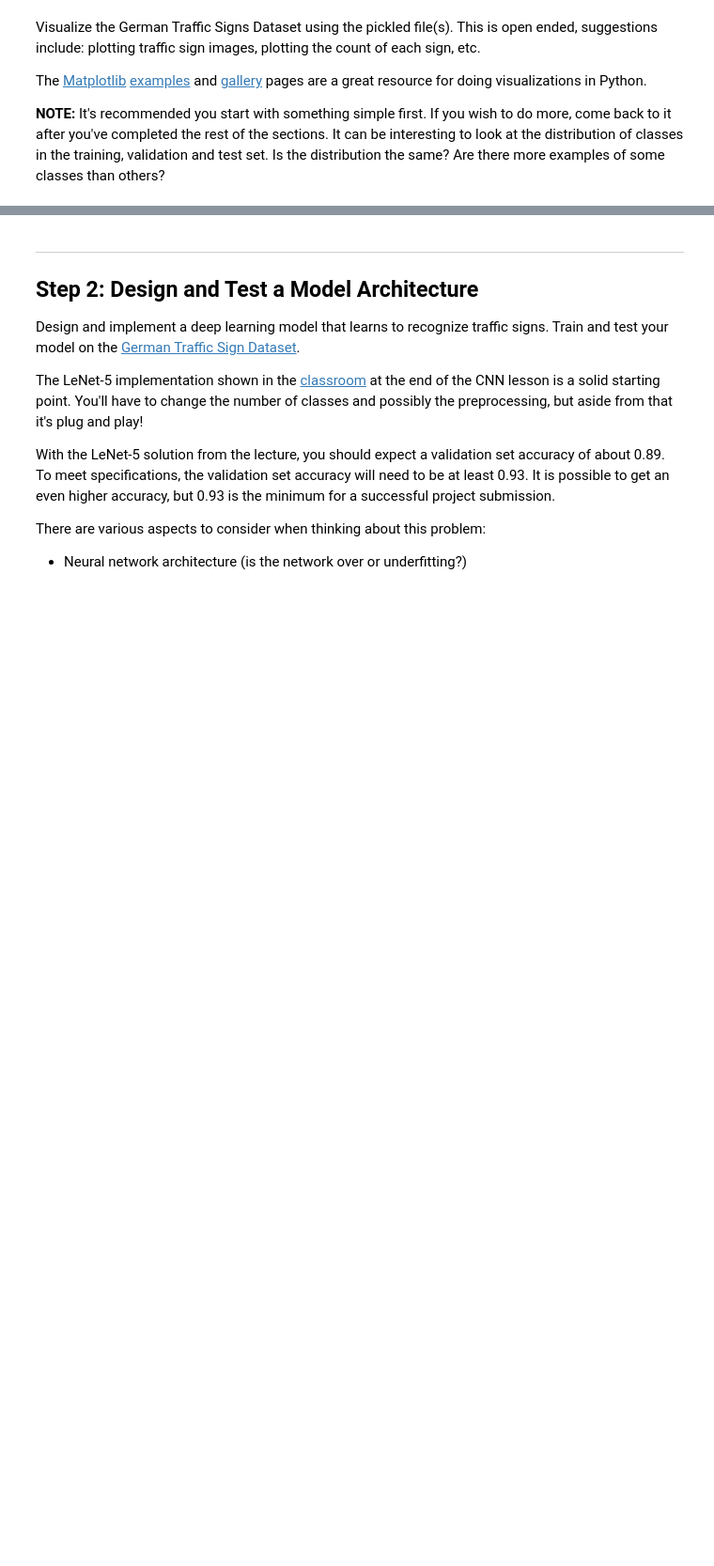
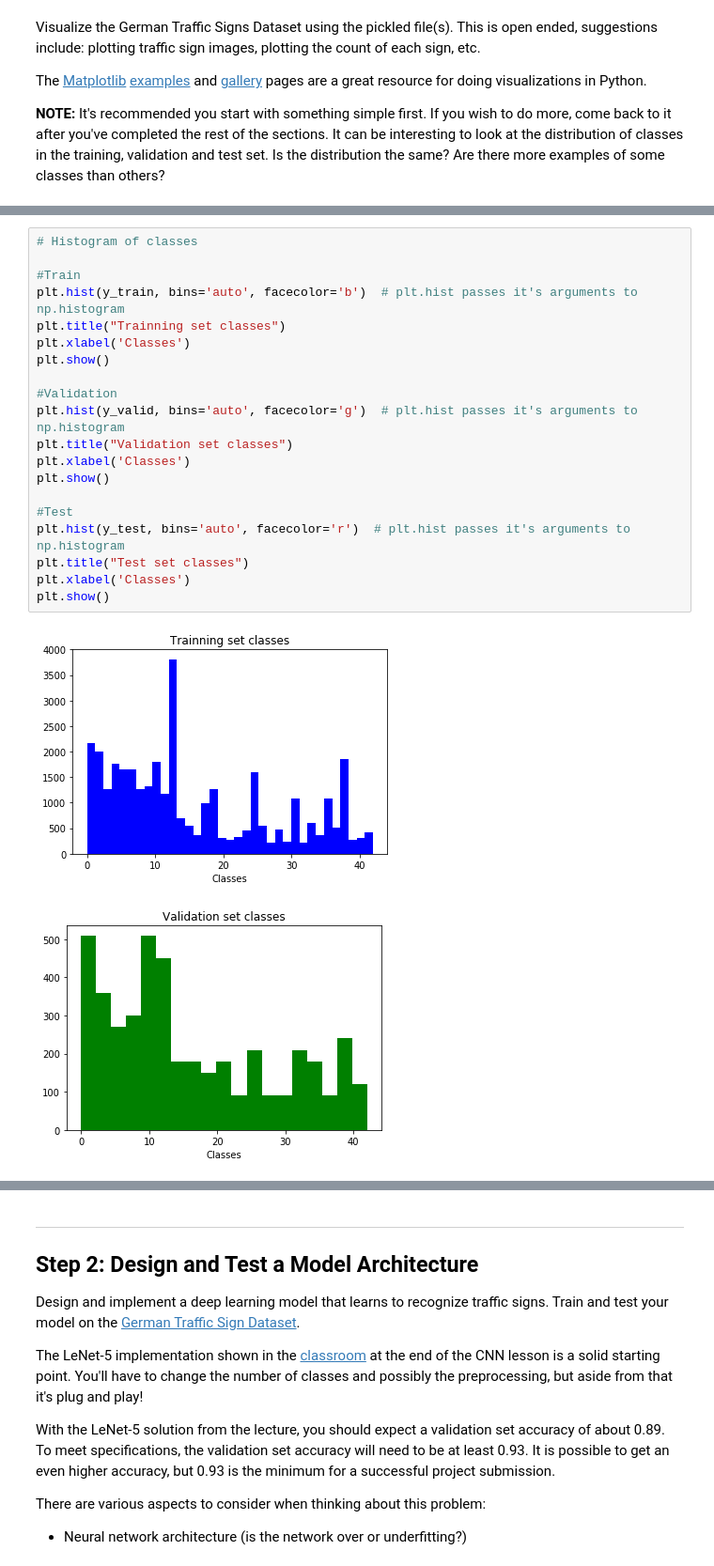
Before and after one commit to pablosaurasperez/CarND-Traffic-Sign-Classifier-Project, a Jupyter notebook: Traffic_Sign_Classifier.ipynb, the cells around one changed output, grey strips where cells are left out. Shown: that part at 94% size. Saved outputs shown, nothing was run; the diff lists cells and outputs as text; blank space fills up the shorter version.

```diff
--- a/Traffic_Sign_Classifier.ipynb
+++ b/Traffic_Sign_Classifier.ipynb
@@ -120,0 +121,23 @@ Speed limit (30km/h)
+# %%
+# Histogram of classes
+
+#Train
+plt.hist(y_train, bins='auto', facecolor='b')  # plt.hist passes it's arguments to np.histogram
+plt.title("Trainning set classes")
+plt.xlabel('Classes')
+plt.show()
+
+#Validation
+plt.hist(y_valid, bins='auto', facecolor='g')  # plt.hist passes it's arguments to np.histogram
+plt.title("Validation set classes")
+plt.xlabel('Classes')
+plt.show()
+
+#Test
+plt.hist(y_test, bins='auto', facecolor='r')  # plt.hist passes it's arguments to np.histogram
+plt.title("Test set classes")
+plt.xlabel('Classes')
+plt.show()
+# %% [output]
+[figure, added]
+[figure, added]
```
Also changed, not shown: parts of 14 cells of this notebook.
